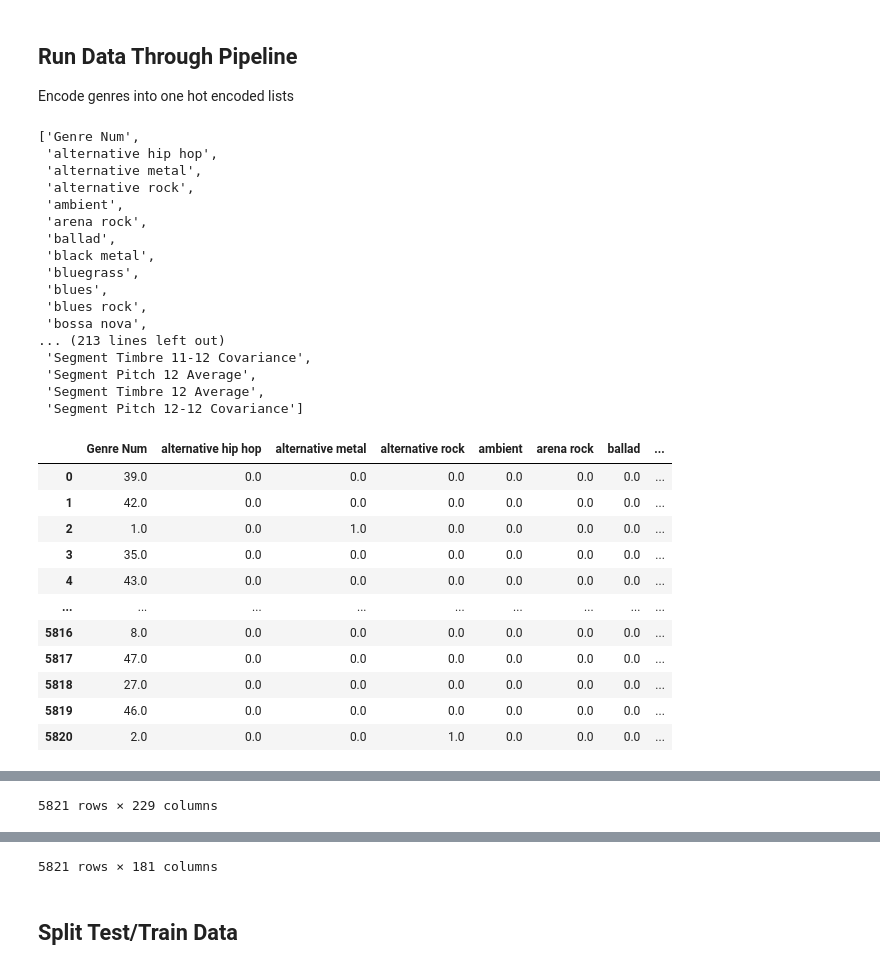
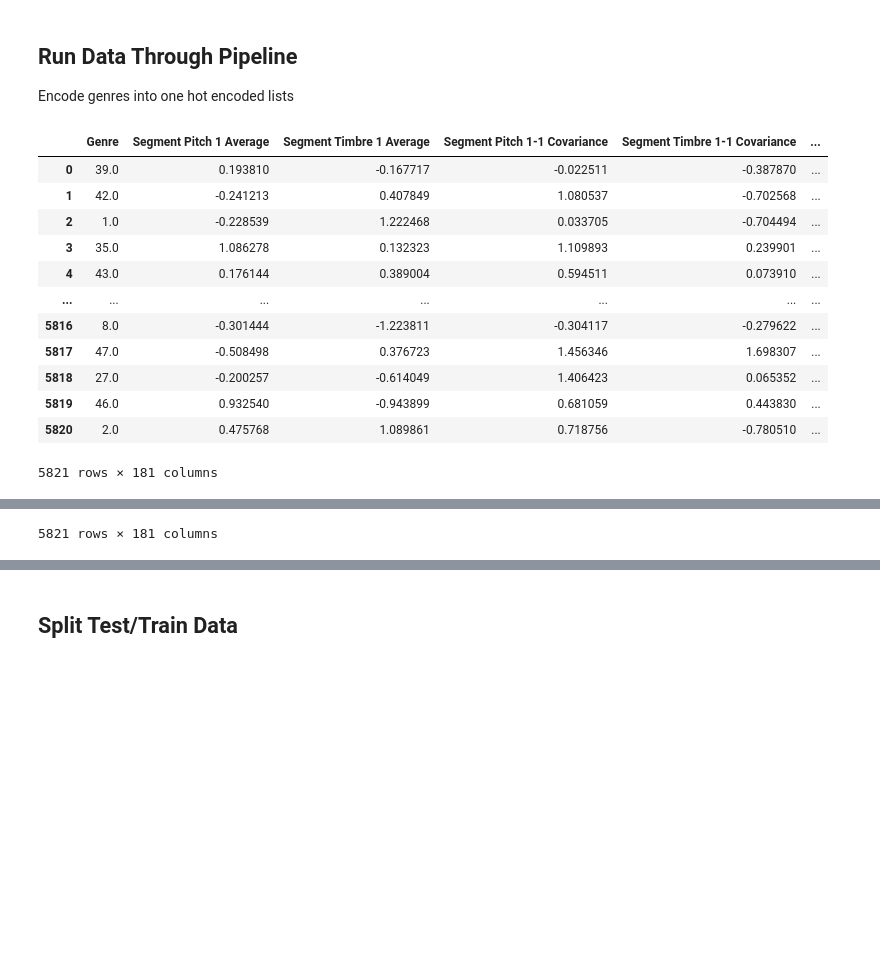
Before and after one commit to t-sherm/AI-genre-prediction, a Jupyter notebook: data_cleaning/Data Visualization and Cleaning.ipynb, the cells around one changed output, grey strips where cells are left out. Saved outputs shown, nothing was run; the diff lists cells and outputs as text; code cells hidden in the pictures; blank space fills up the shorter version.

```diff
--- a/data_cleaning/Data Visualization and Cleaning.ipynb
+++ b/data_cleaning/Data Visualization and Cleaning.ipynb
@@ -93,64 +93,49 @@ from sklearn.preprocessing import OrdinalEncoder
 from sklearn.preprocessing import StandardScaler
 from sklearn.preprocessing import OneHotEncoder
 from sklearn.compose import ColumnTransformer
 
 
 # Create and transform columns
 # full_pipeline = ColumnTransformer([
 #         ("label_encoder_num", OrdinalEncoder(), ["MB Genre"]),
 #         ("label_encoder_1hot", OneHotEncoder(), ["MB Genre"]),
 #         ('duration_scaler', StandardScaler(), ["Duration (sec)"]),
 #         ('key_mode_passthrough', 'passthrough', ["Key", "Key Confidence","Mode", "Mode Confidence"]),
 #         ('loudness_tempo_scaler', StandardScaler(), ["Loudness", "Tempo"]),
 #         ('signature_passthrough', 'passthrough', ["Time Signature", "Time Signature Confidence"]),
 #         ('fade_count_scaler', StandardScaler(), np.r_[10:23])
 # ])
 
 full_pipeline = ColumnTransformer([
         ("label_encoder_num", OrdinalEncoder(), ["Genre"]),
-        ("label_encoder_1hot", OneHotEncoder(), ["Genre"]),
-        ("all_features_scaler", StandardScaler(), np.r_[1:180])
+        # ("label_encoder_1hot", OneHotEncoder(), ["Genre"]),
+        ("all_features_scaler", StandardScaler(), np.r_[1:181])
 ])
 
 # Apply transformations
 music_prepared = pd.DataFrame(full_pipeline.fit_transform(music_clean))
 
 # Generate column names for export
-column_names = ["Genre Num"] + sorted(common_genres.values.tolist()) + music_clean.columns[1:-1].tolist()
-display(column_names)
-music_prepared.columns = column_names
+# column_names = ["Genre Num"] + sorted(common_genres.values.tolist()) + music_clean.columns.tolist()[1:-1]
+# column_names = music_clean.columns.tolist()
+# display(column_names)
+music_prepared.columns = music_clean.columns.tolist()
 display(music_prepared)
 
 # Re-index pre-transformed data for export
 music_pre_pipeline = music_clean.reset_index(drop=True)
 display(music_pre_pipeline)
 # %% [output]
+|  | Genre | Segment Pitch 1 Average | Segment Timbre 1 Average | Segment Pitch 1-1 Covariance | Segment Timbre 1-1 Covariance | ... |
+| 0 | 39.0 | 0.193810 | -0.167717 | -0.022511 | -0.387870 | ... |
+| 1 | 42.0 | -0.241213 | 0.407849 | 1.080537 | -0.702568 | ... |
+| 2 | 1.0 | -0.228539 | 1.222468 | 0.033705 | -0.704494 | ... |
+| 3 | 35.0 | 1.086278 | 0.132323 | 1.109893 | 0.239901 | ... |
+| 4 | 43.0 | 0.176144 | 0.389004 | 0.594511 | 0.073910 | ... |
+| ... | ... | ... | ... | ... | ... | ... |
+| 5816 | 8.0 | -0.301444 | -1.223811 | -0.304117 | -0.279622 | ... |
+| 5817 | 47.0 | -0.508498 | 0.376723 | 1.456346 | 1.698307 | ... |
+| 5818 | 27.0 | -0.200257 | -0.614049 | 1.406423 | 0.065352 | ... |
+| 5819 | 46.0 | 0.932540 | -0.943899 | 0.681059 | 0.443830 | ... |
+| 5820 | 2.0 | 0.475768 | 1.089861 | 0.718756 | -0.780510 | ... |
-['Genre Num',
- 'alternative hip hop',
- 'alternative metal',
- 'alternative rock',
- 'ambient',
- 'arena rock',
- 'ballad',
- 'black metal',
- 'bluegrass',
- 'blues',
- 'blues rock',
- 'bossa nova',
-... (213 lines left out)
- 'Segment Timbre 11-12 Covariance',
- 'Segment Pitch 12 Average',
- 'Segment Timbre 12 Average',
- 'Segment Pitch 12-12 Covariance']
+5821 rows × 181 columns
-|  | Genre Num | alternative hip hop | alternative metal | alternative rock | ambient | arena rock | ballad | ... |
-| 0 | 39.0 | 0.0 | 0.0 | 0.0 | 0.0 | 0.0 | 0.0 | ... |
-| 1 | 42.0 | 0.0 | 0.0 | 0.0 | 0.0 | 0.0 | 0.0 | ... |
-| 2 | 1.0 | 0.0 | 1.0 | 0.0 | 0.0 | 0.0 | 0.0 | ... |
-| 3 | 35.0 | 0.0 | 0.0 | 0.0 | 0.0 | 0.0 | 0.0 | ... |
-| 4 | 43.0 | 0.0 | 0.0 | 0.0 | 0.0 | 0.0 | 0.0 | ... |
-| ... | ... | ... | ... | ... | ... | ... | ... | ... |
-| 5816 | 8.0 | 0.0 | 0.0 | 0.0 | 0.0 | 0.0 | 0.0 | ... |
-| 5817 | 47.0 | 0.0 | 0.0 | 0.0 | 0.0 | 0.0 | 0.0 | ... |
-| 5818 | 27.0 | 0.0 | 0.0 | 0.0 | 0.0 | 0.0 | 0.0 | ... |
-| 5819 | 46.0 | 0.0 | 0.0 | 0.0 | 0.0 | 0.0 | 0.0 | ... |
-| 5820 | 2.0 | 0.0 | 0.0 | 1.0 | 0.0 | 0.0 | 0.0 | ... |
@@ -157 +154 @@ display(music_pre_pipeline)
-5821 rows × 229 columns
+5821 rows × 181 columns
@@ -170,4 +155,3 @@ display(music_pre_pipeline)
-5821 rows × 181 columns
 # %% [markdown]
 ## Split Test/Train Data
 # %%
```
Also changed, not shown: parts of 3 cells of this notebook, 3 other files.
